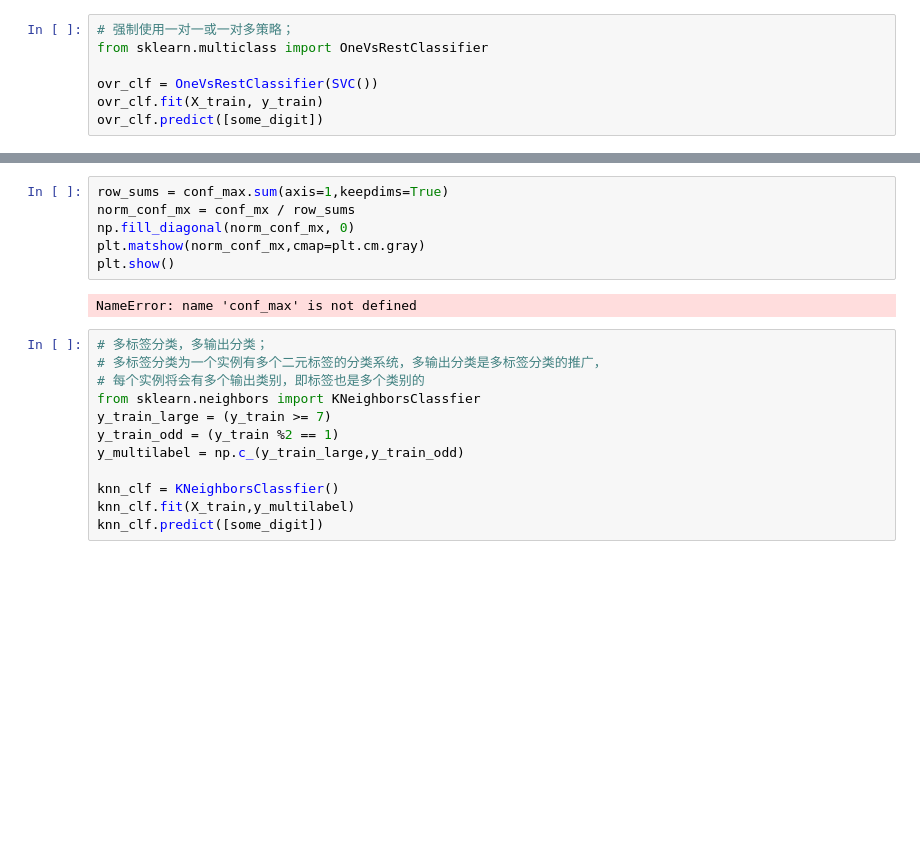
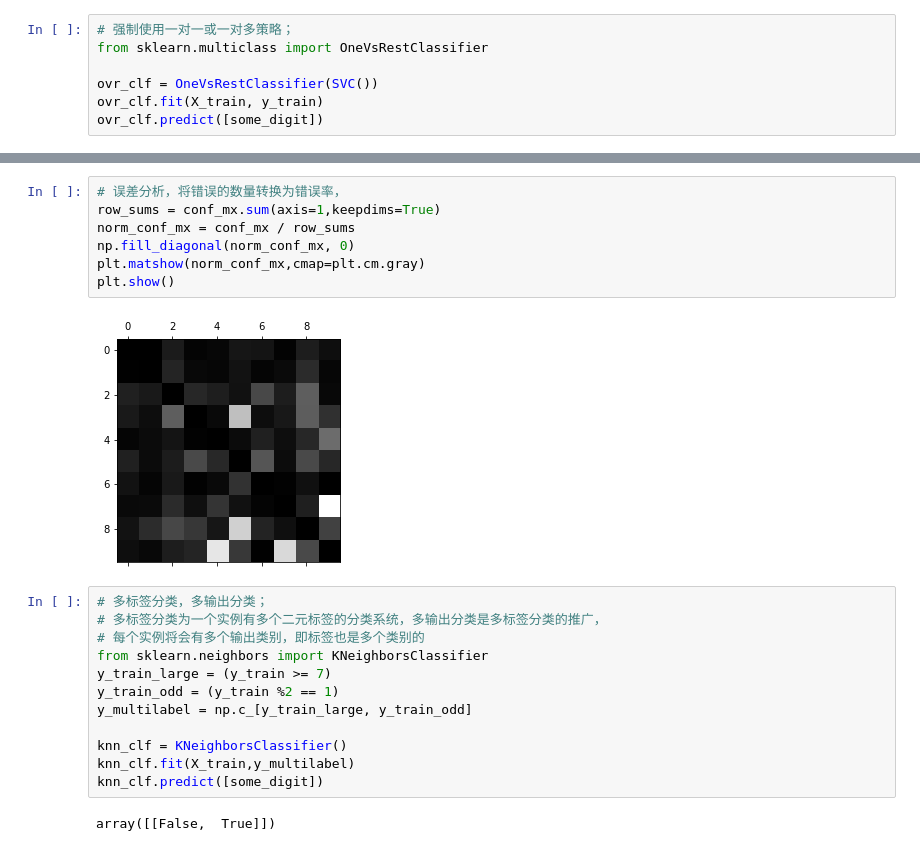
Before and after one commit to ailinal/ml_practice, a Jupyter notebook: ch3.ipynb, the cells around one changed output, grey strips where cells are left out. Drawn from its saved outputs; the diff is of its cells as text; blank space fills up the shorter version.

```diff
--- a/ch3.ipynb
+++ b/ch3.ipynb
@@ -261,20 +261,23 @@ plt.show()
 # %%
-row_sums = conf_max.sum(axis=1,keepdims=True)
+# 误差分析，将错误的数量转换为错误率，
+row_sums = conf_mx.sum(axis=1,keepdims=True)
 norm_conf_mx = conf_mx / row_sums
 np.fill_diagonal(norm_conf_mx, 0)
 plt.matshow(norm_conf_mx,cmap=plt.cm.gray)
 plt.show()
 # %% [output]
-NameError: name 'conf_max' is not defined
+[figure, added]
 # %%
 # 多标签分类，多输出分类；
 # 多标签分类为一个实例有多个二元标签的分类系统，多输出分类是多标签分类的推广，
 # 每个实例将会有多个输出类别，即标签也是多个类别的
-from sklearn.neighbors import KNeighborsClassfier
+from sklearn.neighbors import KNeighborsClassifier
 y_train_large = (y_train >= 7)
 y_train_odd = (y_train %2 == 1)
-y_multilabel = np.c_(y_train_large,y_train_odd)
+y_multilabel = np.c_[y_train_large, y_train_odd]
 
-knn_clf = KNeighborsClassfier()
+knn_clf = KNeighborsClassifier()
 knn_clf.fit(X_train,y_multilabel)
 knn_clf.predict([some_digit])
+# %% [output]
+array([[False,  True]])
```
Also changed, not shown: parts of 2 cells of this notebook.
